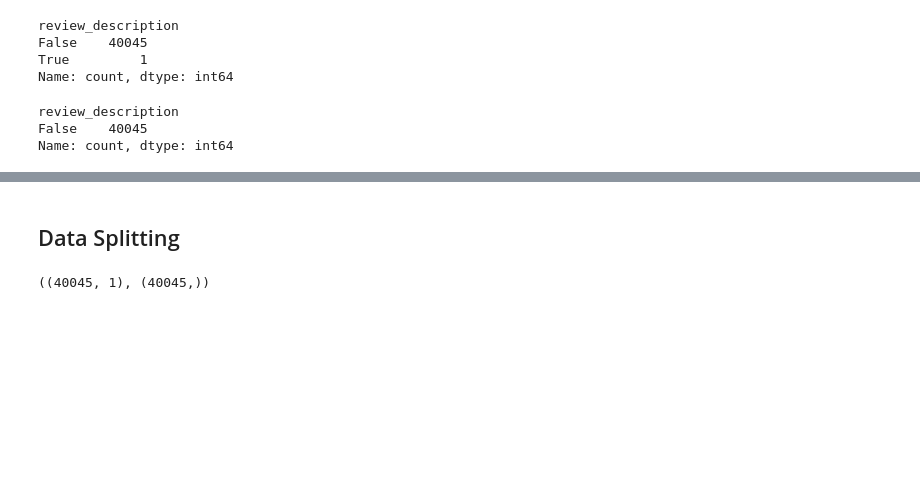
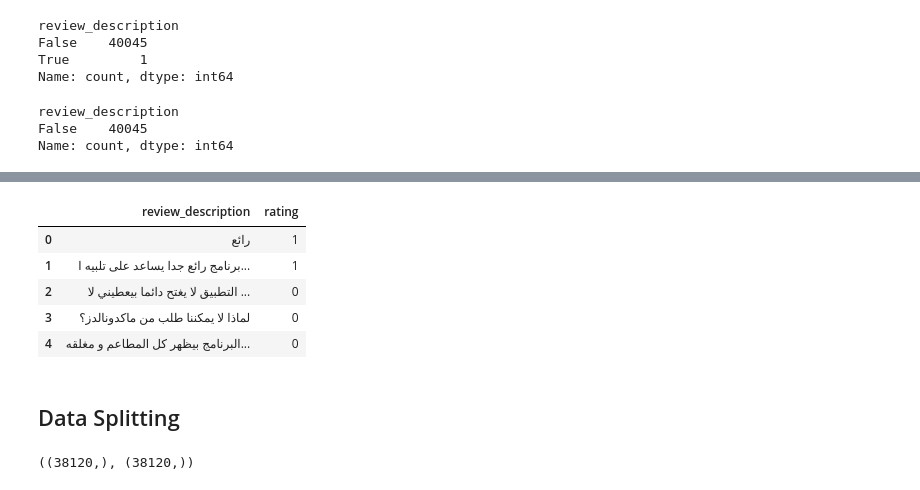
Before and after one commit to Sam50x/arabic-reviews-sentiment-classifier, a Jupyter notebook: classifier.ipynb, the cells around one changed output, grey strips where cells are left out. Cells and saved outputs as stored; diff of their text form; code cells hidden in the pictures; blank space fills up the shorter version.

```diff
--- a/classifier.ipynb
+++ b/classifier.ipynb
@@ -75,0 +80,4 @@ Name: count, dtype: int64
+# %%
+reviews = reviews[reviews['rating'] != 0]
+
+reviews.info()
@@ -76,14 +94,27 @@ Name: count, dtype: int64
+# %%
+import numpy as np
+
+reviews['rating'] = np.where(reviews['rating'] == -1, 0, 1)
+
+reviews.head()
+# %% [output]
+|  | review_description | rating |
+| 0 | رائع | 1 |
+| 1 | برنامج رائع جدا يساعد على تلبيه ا... | 1 |
+| 2 | التطبيق لا يغتح دائما بيعطيني لا ... | 0 |
+| 3 | لماذا لا يمكننا طلب من ماكدونالدز؟ | 0 |
+| 4 | البرنامج بيظهر كل المطاعم و مغلقه... | 0 |
 # %% [markdown]
 ## Data Splitting
 # %%
 target = 'rating'
 
-X = reviews.drop(target, axis=1)
+X = reviews['review_description']
 y = reviews[target]
 
 X.shape, y.shape
 # %% [output]
-((40045, 1), (40045,))
+((38120,), (38120,))
 # %%
 from sklearn.model_selection import train_test_split
 
```
Also changed, not shown: parts of 17 cells of this notebook, 1 other file.
